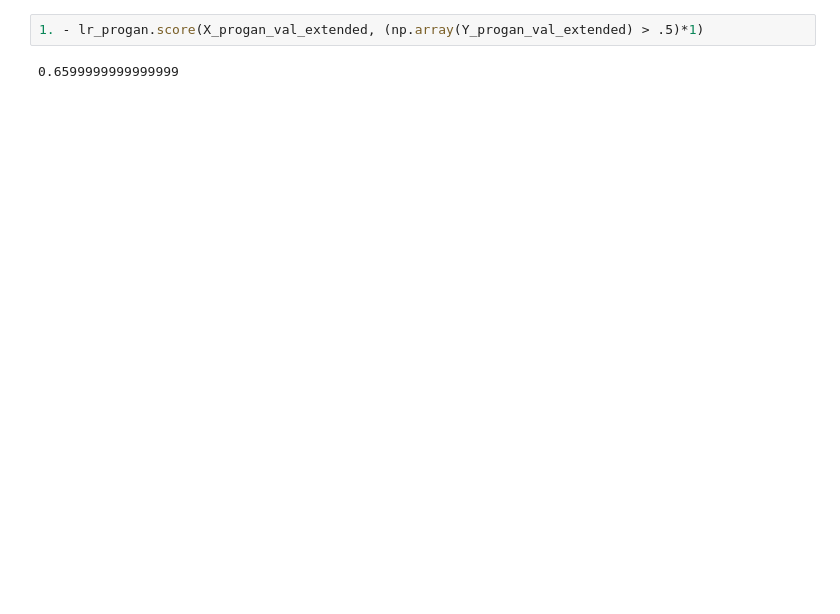
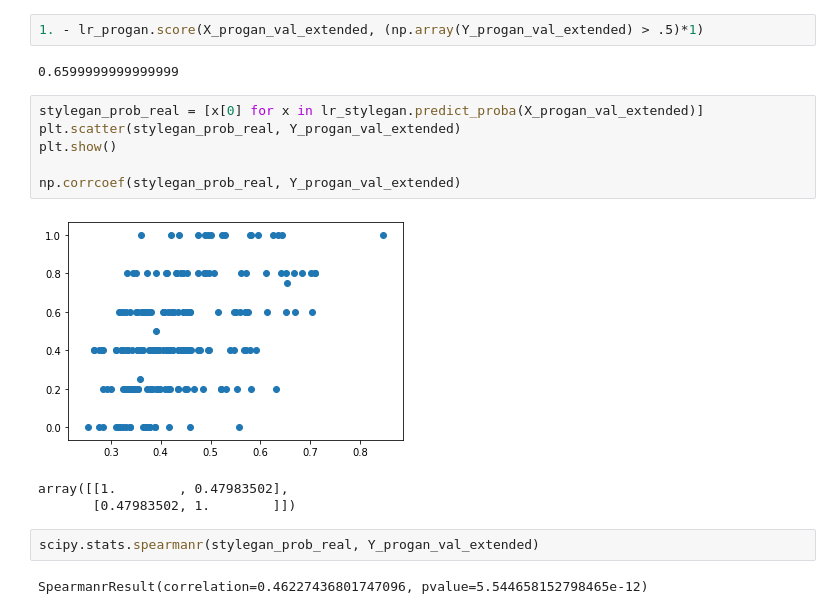
Before and after one commit to kolchinski/humanception-score, a Jupyter notebook: distances/All_experiments.ipynb, the cells around one changed output. Cells and saved outputs as stored; diff of their text form; blank space fills up the shorter version.

```diff
--- a/distances/All_experiments.ipynb
+++ b/distances/All_experiments.ipynb
@@ -483,3 +467,17 @@ array([1, 1, 0, 1, 0, 1, 0, 0, 0, 0, 0, 0, 0, 0, 1, 1, 1, 0, 1, 0, 1, 0,
 1. - lr_progan.score(X_progan_val_extended, (np.array(Y_progan_val_extended) > .5)*1)
 # %% [output]
 0.6599999999999999
+# %%
+stylegan_prob_real = [x[0] for x in lr_stylegan.predict_proba(X_progan_val_extended)]
+plt.scatter(stylegan_prob_real, Y_progan_val_extended)
+plt.show()
+
+np.corrcoef(stylegan_prob_real, Y_progan_val_extended)
+# %% [output]
+[figure, added]
+array([[1.        , 0.47983502],
+       [0.47983502, 1.        ]])
+# %%
+scipy.stats.spearmanr(stylegan_prob_real, Y_progan_val_extended)
+# %% [output]
+SpearmanrResult(correlation=0.46227436801747096, pvalue=5.544658152798465e-12)
```
Also changed, not shown: parts of 13 cells of this notebook.
